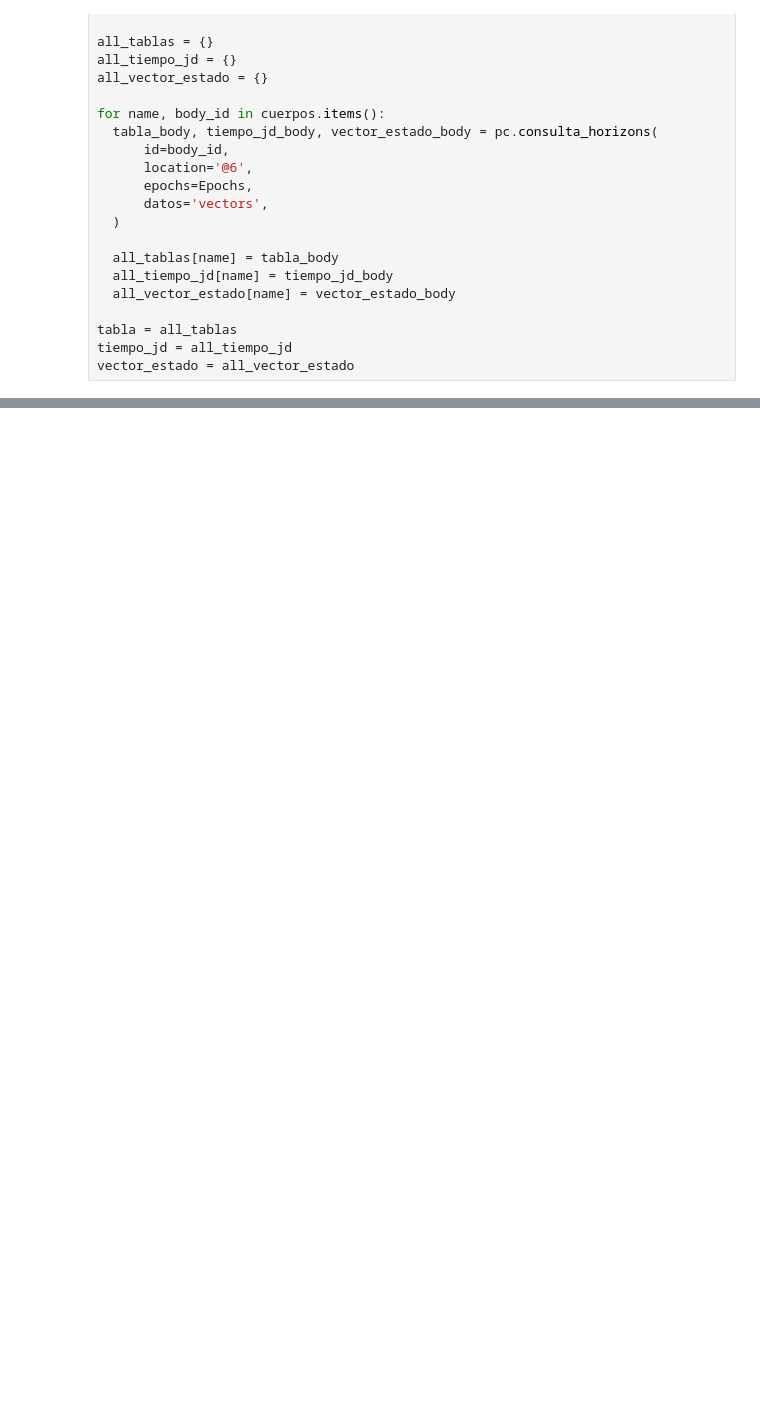
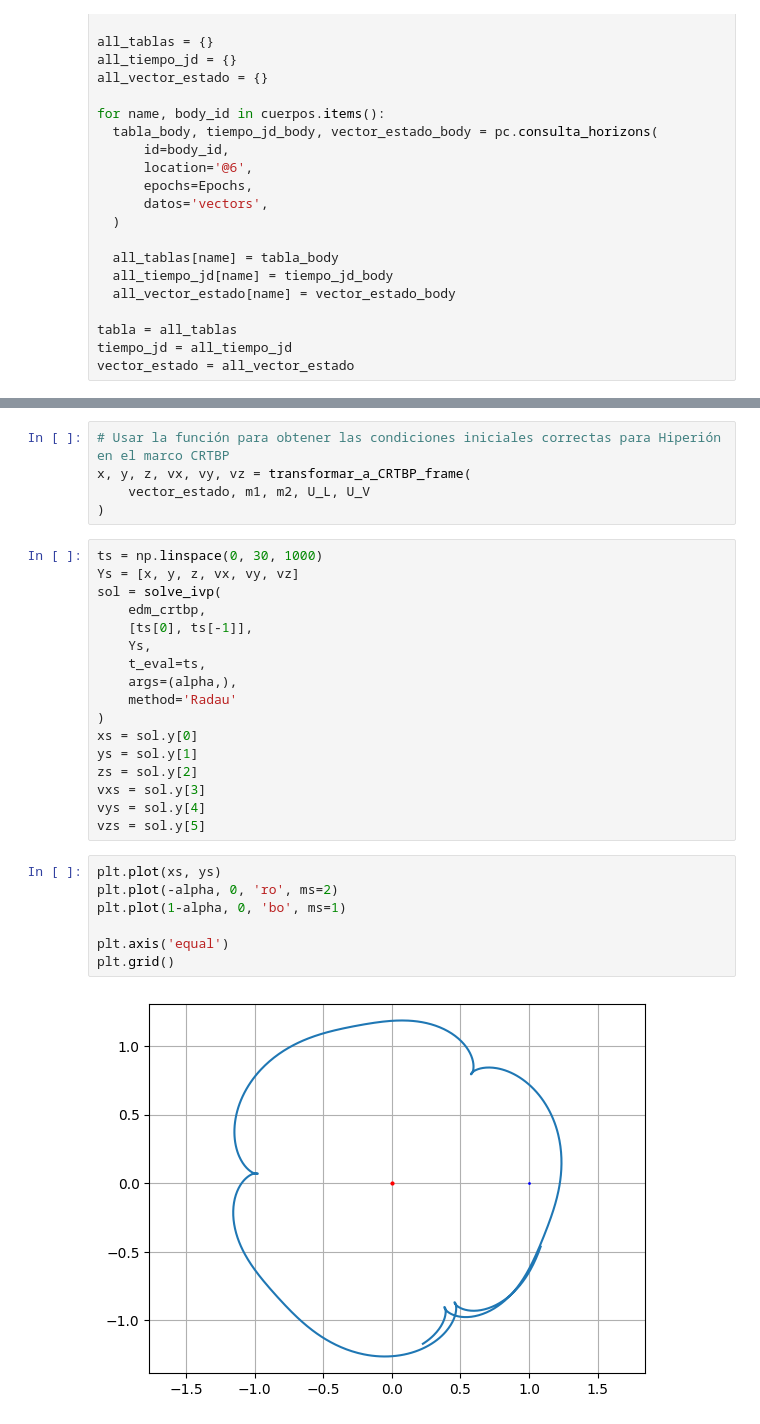
Before and after one commit to Daniel-534/MecanicaCeleste, a Jupyter notebook: Modelacion3/CalculosCRTBP.ipynb, the cells around one changed output, grey strips where cells are left out. Drawn from its saved outputs; the diff is of its cells as text; blank space fills up the shorter version.

Commit message:
Trayectoria de hiperion en el sistema rotante Saturno-Titán para el mes de Junio-Julio 2026

```diff
--- a/Modelacion3/CalculosCRTBP.ipynb
+++ b/Modelacion3/CalculosCRTBP.ipynb
@@ -36,0 +295,31 @@ vector_estado = all_vector_estado
+# %%
+# Usar la función para obtener las condiciones iniciales correctas para Hiperión en el marco CRTBP
+x, y, z, vx, vy, vz = transformar_a_CRTBP_frame(
+    vector_estado, m1, m2, U_L, U_V
+)
+# %%
+ts = np.linspace(0, 30, 1000)
+Ys = [x, y, z, vx, vy, vz]
+sol = solve_ivp(
+    edm_crtbp,
+    [ts[0], ts[-1]],
+    Ys,
+    t_eval=ts,
+    args=(alpha,),
+    method='Radau'
+)
+xs = sol.y[0]
+ys = sol.y[1]
+zs = sol.y[2]
+vxs = sol.y[3]
+vys = sol.y[4]
+vzs = sol.y[5]
+# %%
+plt.plot(xs, ys)
+plt.plot(-alpha, 0, 'ro', ms=2)
+plt.plot(1-alpha, 0, 'bo', ms=1)
+
+plt.axis('equal')
+plt.grid()
+# %% [output]
+[figure, added]
```
Also changed, not shown: parts of 14 cells of this notebook.
